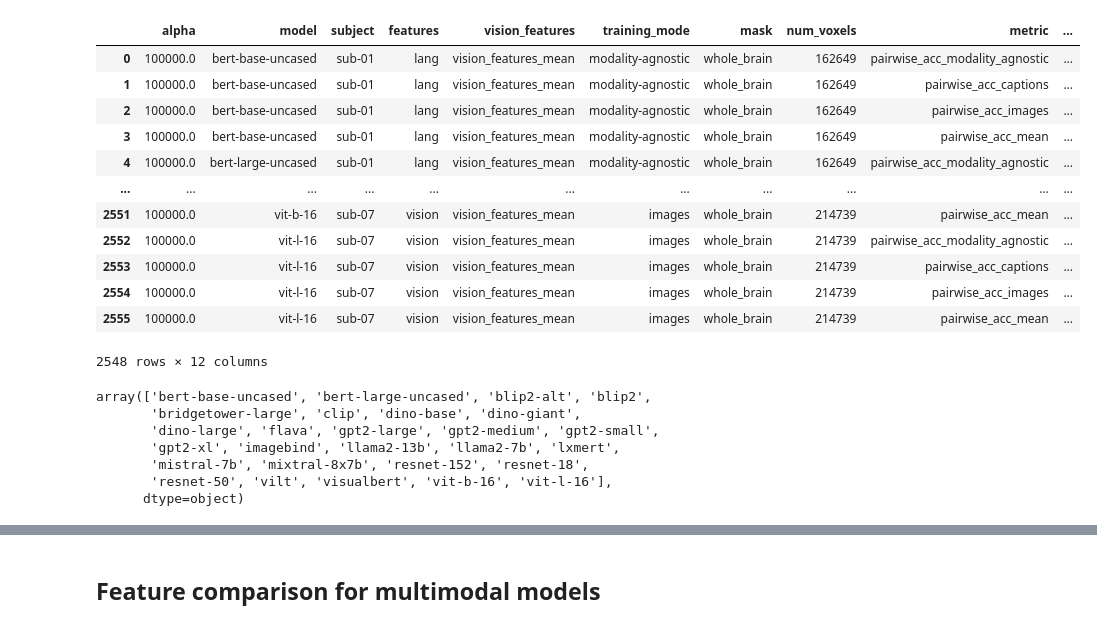
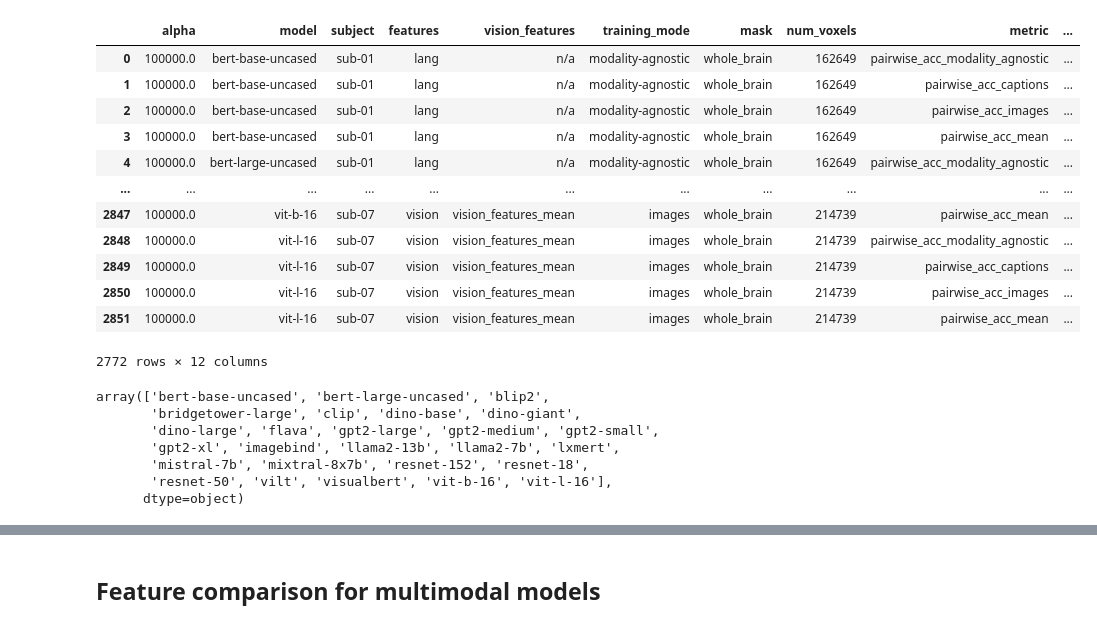
Before and after one commit to mitjanikolaus/multimodal_decoding, a Jupyter notebook: notebooks/modality_agnostic_decoding.ipynb, the cells around one changed output, grey strips where cells are left out. Drawn from its saved outputs; the diff is of its cells as text; code cells hidden in the pictures.

```diff
--- a/notebooks/modality_agnostic_decoding.ipynb
+++ b/notebooks/modality_agnostic_decoding.ipynb
@@ -19,30 +20,30 @@ all_data = load_results_data()
 # %%
 MODEL_ORDER = ["random-flava", "vit-b-16", "vit-l-16", "resnet-18", "resnet-50", "resnet-152", "dino-base", "dino-large", "dino-giant",
                "bert-base-uncased", "bert-large-uncased", "llama2-7b", "llama2-13b", "mistral-7b", "mixtral-8x7b", "gpt2-small", "gpt2-medium", "gpt2-large", "gpt2-xl",
-               "visualbert", "lxmert", "bridgetower-large", "vilt", "clip", "flava", "imagebind", "blip2", "blip2-alt"]
+               "visualbert", "lxmert", "bridgetower-large", "vilt", "clip", "imagebind", "flava", "blip2"]
 
 all_data = all_data[all_data.model.isin(MODEL_ORDER)]
 
 all_data = all_data[all_data["mask"] == "whole_brain"]
 
 all_data
 # for model in MODEL_ORDER:
 #     print(model, end=" ")
 # all_data = all_data[all_data.subject.isin(['sub-01', 'sub-02', 'sub-03', 'sub-04'])]
 # %% [output]
 |  | alpha | model | subject | features | vision_features | training_mode | mask | num_voxels | metric | ... |
-| 0 | 100000.0 | bert-base-uncased | sub-01 | lang | vision_features_mean | modality-agnostic | whole_brain | 162649 | pairwise_acc_modality_agnostic | ... |
-| 1 | 100000.0 | bert-base-uncased | sub-01 | lang | vision_features_mean | modality-agnostic | whole_brain | 162649 | pairwise_acc_captions | ... |
-| 2 | 100000.0 | bert-base-uncased | sub-01 | lang | vision_features_mean | modality-agnostic | whole_brain | 162649 | pairwise_acc_images | ... |
-| 3 | 100000.0 | bert-base-uncased | sub-01 | lang | vision_features_mean | modality-agnostic | whole_brain | 162649 | pairwise_acc_mean | ... |
-| 4 | 100000.0 | bert-large-uncased | sub-01 | lang | vision_features_mean | modality-agnostic | whole_brain | 162649 | pairwise_acc_modality_agnostic | ... |
+| 0 | 100000.0 | bert-base-uncased | sub-01 | lang | n/a | modality-agnostic | whole_brain | 162649 | pairwise_acc_modality_agnostic | ... |
+| 1 | 100000.0 | bert-base-uncased | sub-01 | lang | n/a | modality-agnostic | whole_brain | 162649 | pairwise_acc_captions | ... |
+| 2 | 100000.0 | bert-base-uncased | sub-01 | lang | n/a | modality-agnostic | whole_brain | 162649 | pairwise_acc_images | ... |
+| 3 | 100000.0 | bert-base-uncased | sub-01 | lang | n/a | modality-agnostic | whole_brain | 162649 | pairwise_acc_mean | ... |
+| 4 | 100000.0 | bert-large-uncased | sub-01 | lang | n/a | modality-agnostic | whole_brain | 162649 | pairwise_acc_modality_agnostic | ... |
 | ... | ... | ... | ... | ... | ... | ... | ... | ... | ... | ... |
-| 2551 | 100000.0 | vit-b-16 | sub-07 | vision | vision_features_mean | images | whole_brain | 214739 | pairwise_acc_mean | ... |
-| 2552 | 100000.0 | vit-l-16 | sub-07 | vision | vision_features_mean | images | whole_brain | 214739 | pairwise_acc_modality_agnostic | ... |
-| 2553 | 100000.0 | vit-l-16 | sub-07 | vision | vision_features_mean | images | whole_brain | 214739 | pairwise_acc_captions | ... |
-| 2554 | 100000.0 | vit-l-16 | sub-07 | vision | vision_features_mean | images | whole_brain | 214739 | pairwise_acc_images | ... |
-| 2555 | 100000.0 | vit-l-16 | sub-07 | vision | vision_features_mean | images | whole_brain | 214739 | pairwise_acc_mean | ... |
+| 2847 | 100000.0 | vit-b-16 | sub-07 | vision | vision_features_mean | images | whole_brain | 214739 | pairwise_acc_mean | ... |
+| 2848 | 100000.0 | vit-l-16 | sub-07 | vision | vision_features_mean | images | whole_brain | 214739 | pairwise_acc_modality_agnostic | ... |
+| 2849 | 100000.0 | vit-l-16 | sub-07 | vision | vision_features_mean | images | whole_brain | 214739 | pairwise_acc_captions | ... |
+| 2850 | 100000.0 | vit-l-16 | sub-07 | vision | vision_features_mean | images | whole_brain | 214739 | pairwise_acc_images | ... |
+| 2851 | 100000.0 | vit-l-16 | sub-07 | vision | vision_features_mean | images | whole_brain | 214739 | pairwise_acc_mean | ... |
-2548 rows × 12 columns
+2772 rows × 12 columns
 # %%
 FEATS_MULTIMODAL = ["fused_mean", "fused_cls", "concat", "avg", "matched"]
 
@@ -70,7 +71,7 @@ multimodal_models
 
 all_data.model.unique()
 # %% [output]
-array(['bert-base-uncased', 'bert-large-uncased', 'blip2-alt', 'blip2',
+array(['bert-base-uncased', 'bert-large-uncased', 'blip2',
        'bridgetower-large', 'clip', 'dino-base', 'dino-giant',
        'dino-large', 'flava', 'gpt2-large', 'gpt2-medium', 'gpt2-small',
        'gpt2-xl', 'imagebind', 'llama2-13b', 'llama2-7b', 'lxmert',
```
Also changed, not shown: parts of 14 cells of this notebook, 2 other files.
